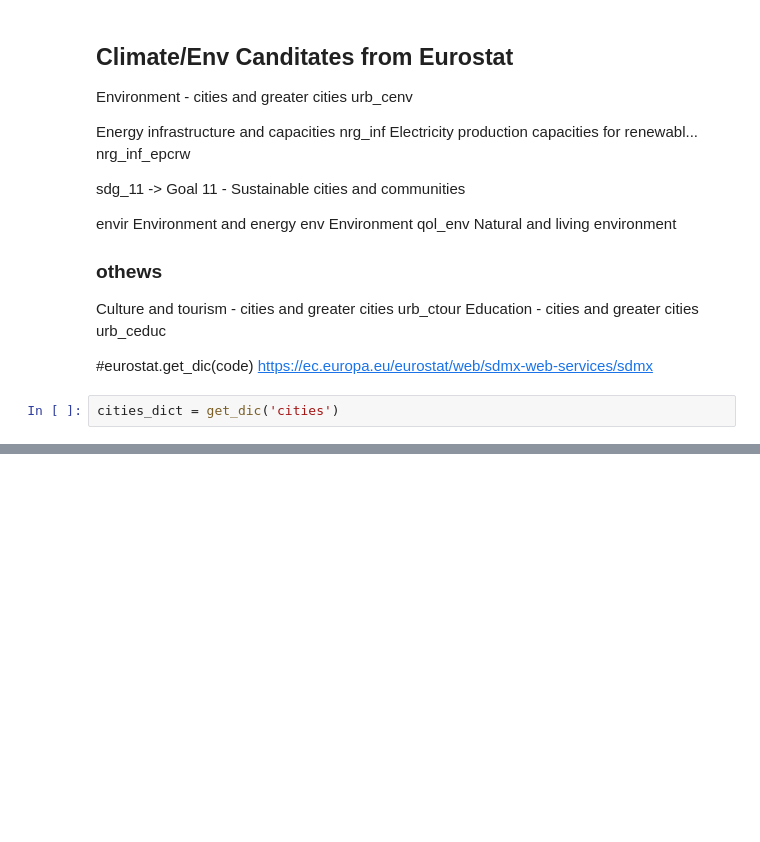
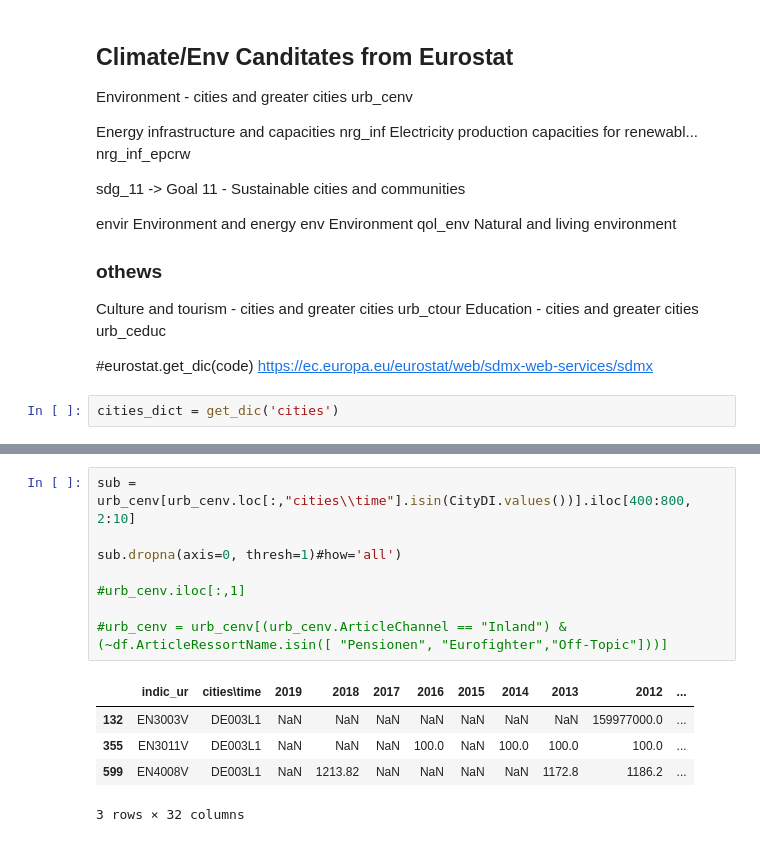
Before and after one commit to NikolasHaimerl/DOP_EX3, a Jupyter notebook: src/data_preparation/EDA dopp climate.ipynb, the cells around one changed output, grey strips where cells are left out. Cells and saved outputs as stored; diff of their text form; blank space fills up the shorter version.

```diff
--- a/src/data_preparation/EDA dopp climate.ipynb
+++ b/src/data_preparation/EDA dopp climate.ipynb
@@ -85,0 +103,14 @@ UnboundLocalError: local variable 'raw_part_data' referenced before assignment
+# %%
+sub = urb_cenv[urb_cenv.loc[:,"cities\\time"].isin(CityDI.values())].iloc[400:800, 2:10]
+
+sub.dropna(axis=0, thresh=1)#how='all')
+
+#urb_cenv.iloc[:,1]
+
+#urb_cenv = urb_cenv[(urb_cenv.ArticleChannel == "Inland") & (~df.ArticleRessortName.isin([ "Pensionen", "Eurofighter","Off-Topic"]))]
+# %% [output]
+|  | indic_ur | cities\time | 2019 | 2018 | 2017 | 2016 | 2015 | 2014 | 2013 | 2012 | ... |
+| 132 | EN3003V | DE003L1 | NaN | NaN | NaN | NaN | NaN | NaN | NaN | 159977000.0 | ... |
+| 355 | EN3011V | DE003L1 | NaN | NaN | NaN | 100.0 | NaN | 100.0 | 100.0 | 100.0 | ... |
+| 599 | EN4008V | DE003L1 | NaN | 1213.82 | NaN | NaN | NaN | NaN | 1172.8 | 1186.2 | ... |
+3 rows × 32 columns
```
Also changed, not shown: parts of 13 cells of this notebook.
